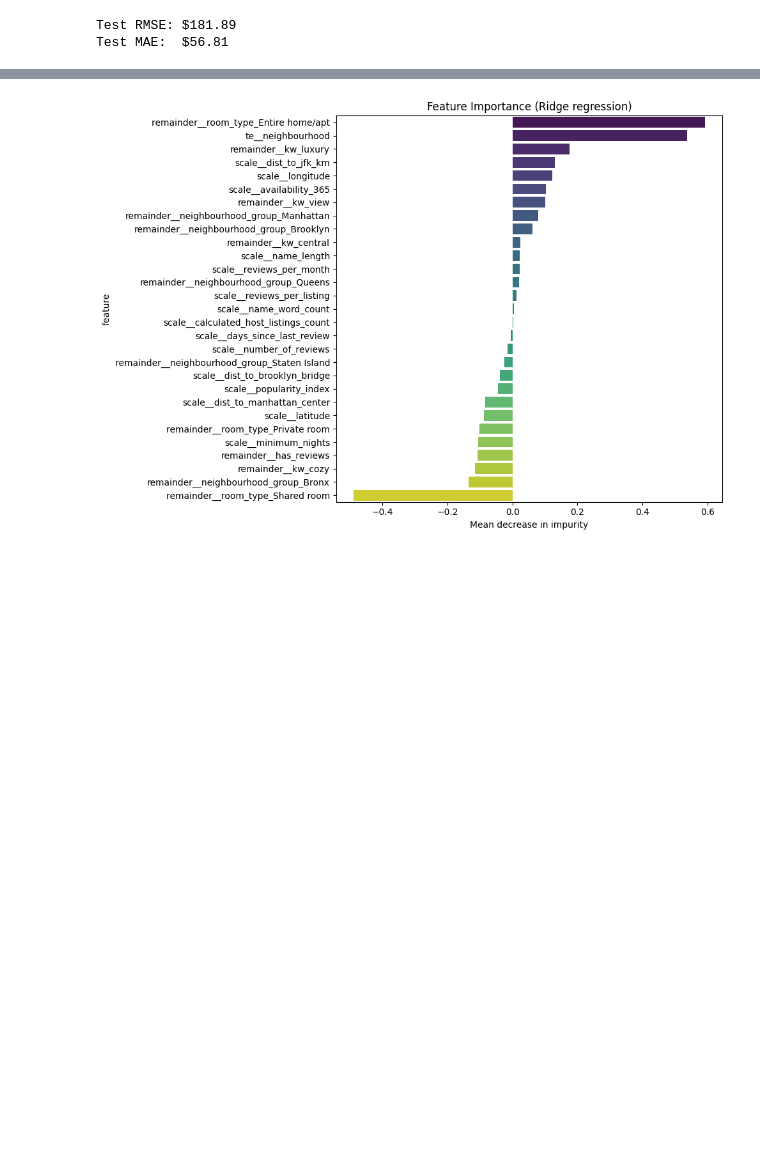
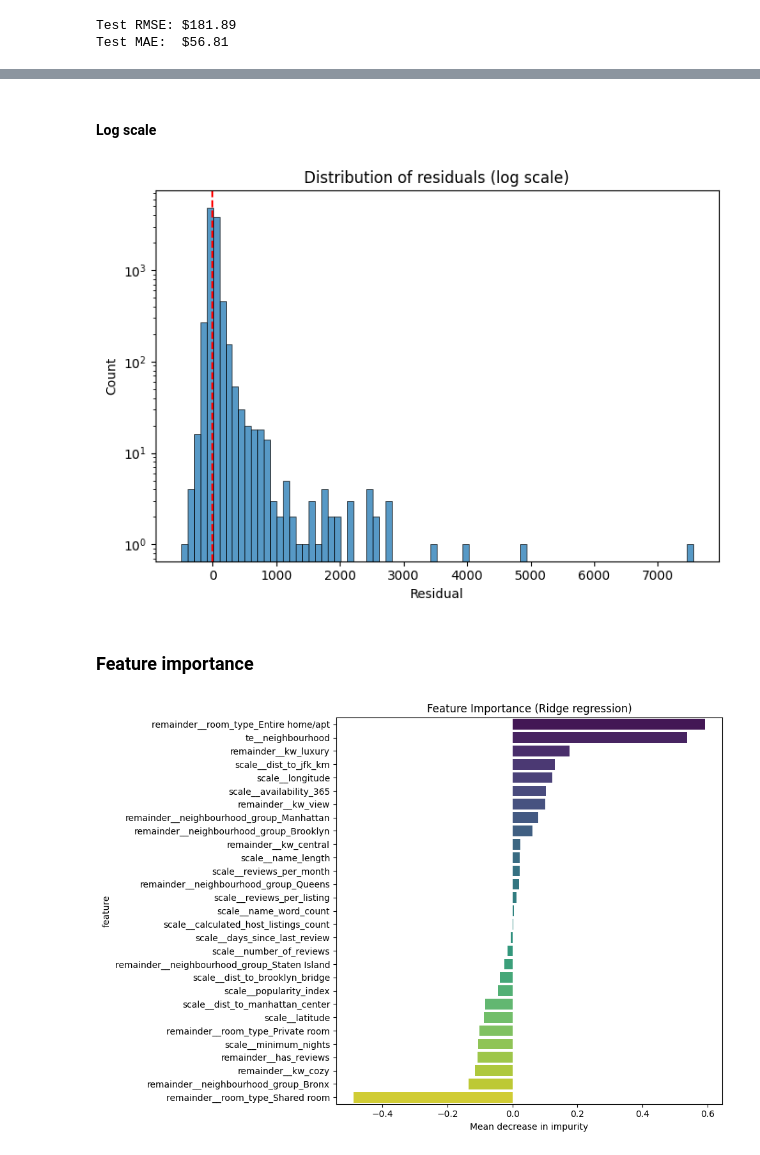
Before and after one commit to Handras18/New-York-City-Airbnb, a Jupyter notebook: 04_modeling.ipynb, the cells around one changed output, grey strips where cells are left out. Cells and saved outputs as stored; diff of their text form; code cells hidden in the pictures; blank space fills up the shorter version.

```diff
--- a/04_modeling.ipynb
+++ b/04_modeling.ipynb
@@ -210,3 +187,18 @@ sns.histplot(data=residuals)
+# %% [markdown]
+#### Log scale
+# %%
+plt.figure(figsize=(7, 5))
+sns.histplot(data=residuals,bins=80)
+plt.yscale('log')
+plt.axvline(0, color='red', linestyle='--')
+plt.title('Distribution of residuals (log scale)')
+plt.xlabel('Residual')
+plt.tight_layout()
+plt.show()
+# %% [output]
+[figure, added]
+# %% [markdown]
+### Feature importance
 # %%
 feat_names = ridge_pipe.named_steps['preprocessor'].get_feature_names_out()
 coef_df=pd.DataFrame({'feature': feat_names, 'importance': ridge_pipe.named_steps['model'].coef_}).sort_values('importance', ascending=False)
```
Also changed, not shown: parts of 12 cells of this notebook.
